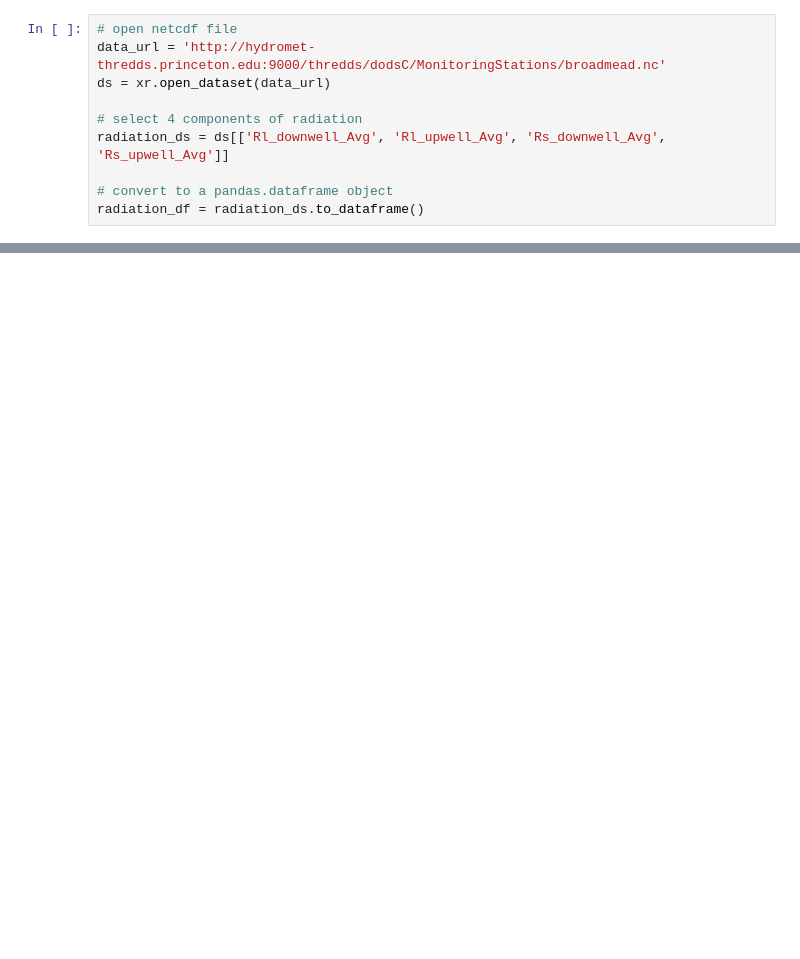
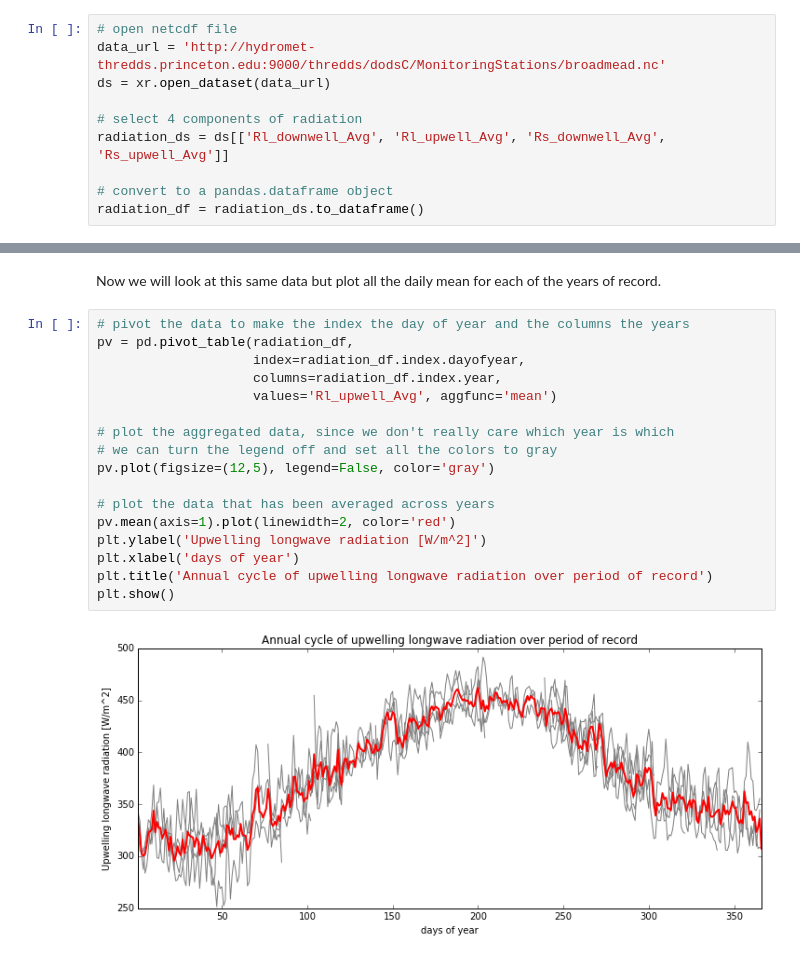
Before and after one commit to jsignell/intro-to-netcdf, a Jupyter notebook: Advanced methods in Python.ipynb, the cells around one changed output, grey strips where cells are left out. Drawn from its saved outputs; the diff is of its cells as text; blank space fills up the shorter version.

```diff
--- a/Advanced methods in Python.ipynb
+++ b/Advanced methods in Python.ipynb
@@ -125,0 +40,21 @@ rain_on_wet_soil = ds.where((ds['Rain_mm_3_Tot']>0) & (ds['VW']>.30)).dropna('ti
+# %% [markdown]
+Now we will look at this same data but plot all the daily mean for each of the years of record.
+# %%
+# pivot the data to make the index the day of year and the columns the years
+pv = pd.pivot_table(radiation_df,
+                    index=radiation_df.index.dayofyear,
+                    columns=radiation_df.index.year,
+                    values='Rl_upwell_Avg', aggfunc='mean')
+
+# plot the aggregated data, since we don't really care which year is which
+# we can turn the legend off and set all the colors to gray
+pv.plot(figsize=(12,5), legend=False, color='gray')
+
+# plot the data that has been averaged across years
+pv.mean(axis=1).plot(linewidth=2, color='red')
+plt.ylabel('Upwelling longwave radiation [W/m^2]')
+plt.xlabel('days of year')
+plt.title('Annual cycle of upwelling longwave radiation over period of record')
+plt.show()
+# %% [output]
+[figure, added]
```
Also changed, not shown: parts of 38 cells of this notebook, 1 other file.
